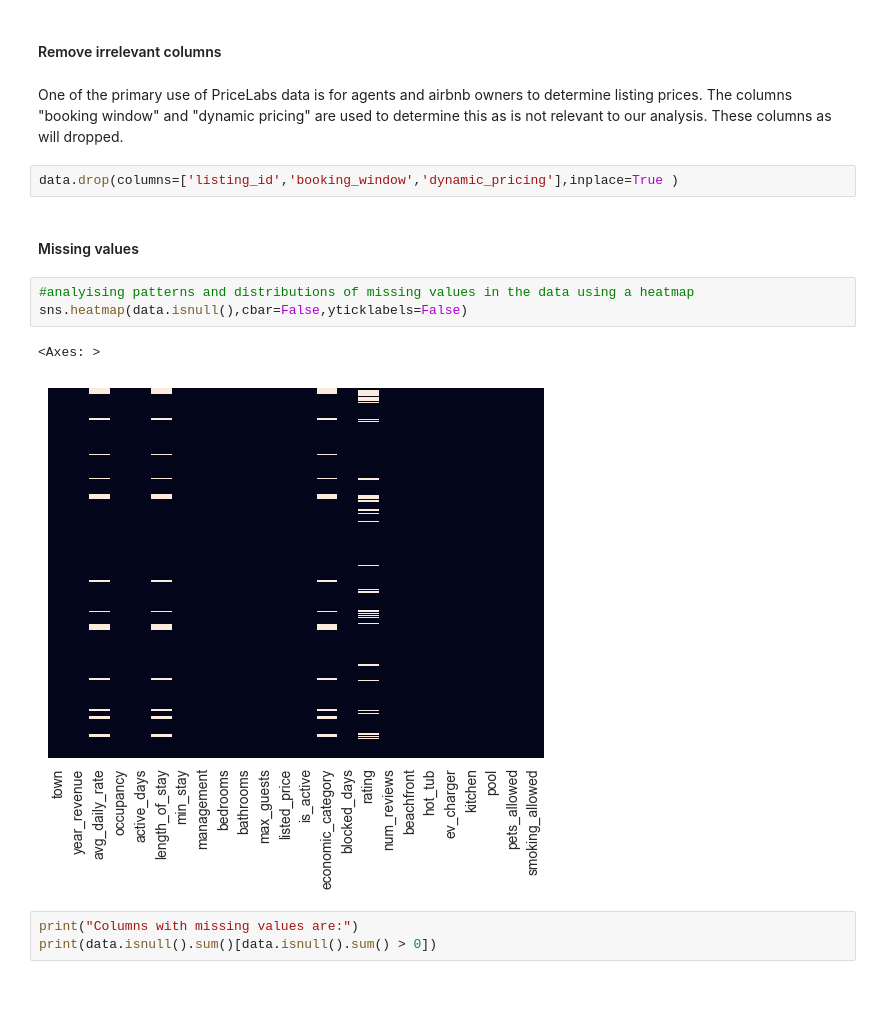
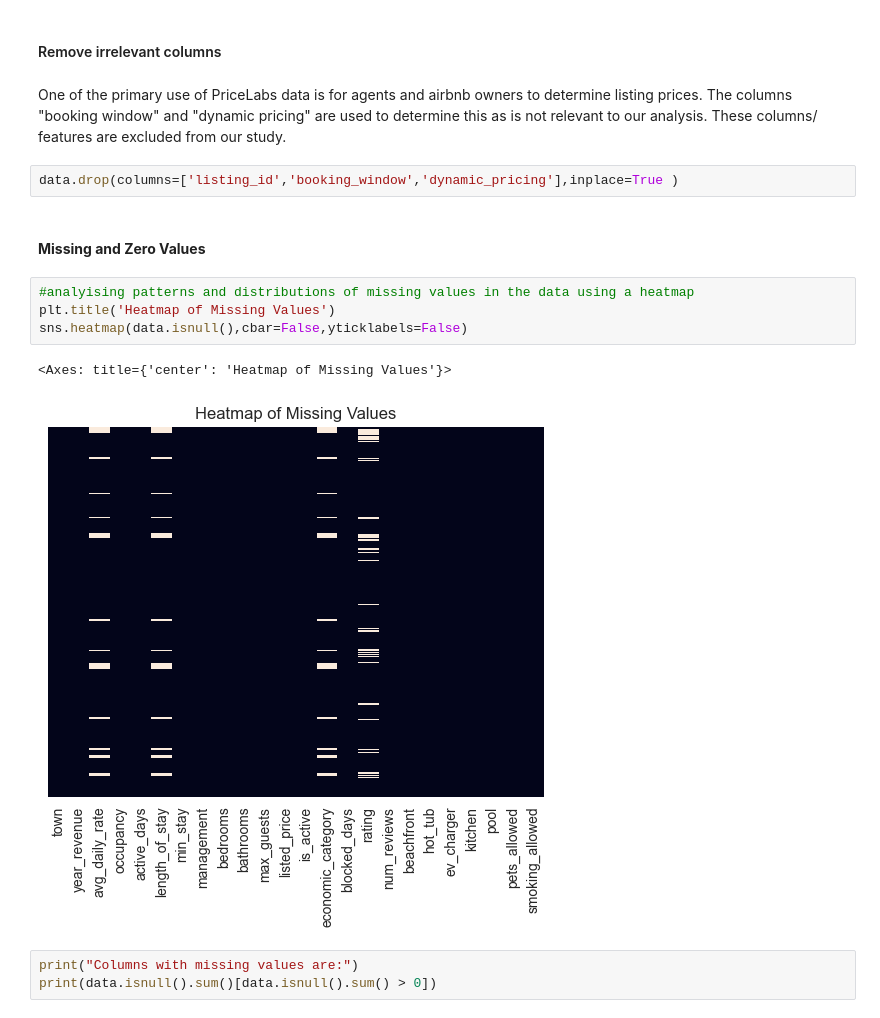
Before and after one commit to AvChilds/serviced_accommodation_ML_project, a Jupyter notebook: masters_assignment_1.ipynb, the cells around one changed output. Cells and saved outputs as stored; diff of their text form; blank space fills up the shorter version.

```diff
--- a/masters_assignment_1.ipynb
+++ b/masters_assignment_1.ipynb
@@ -217,17 +219,18 @@ There are now a total of 1236 rows of data
 # %% [markdown]
 #### Remove irrelevant columns
 # %% [markdown]
-One of the primary use of PriceLabs data is for agents and airbnb owners to determine listing prices. The columns "booking window" and "dynamic pricing" are used to determine this as is not relevant to our analysis. These columns as will dropped.
+One of the primary use of PriceLabs data is for agents and airbnb owners to determine listing prices. The columns "booking window" and "dynamic pricing" are used to determine this as is not relevant to our analysis. These columns/ features are excluded from our study.
 # %%
 data.drop(columns=['listing_id','booking_window','dynamic_pricing'],inplace=True )
 # %% [markdown]
-#### Missing values
+#### **Missing and Zero Values**
 # %%
 #analyising patterns and distributions of missing values in the data using a heatmap
+plt.title('Heatmap of Missing Values')
 sns.heatmap(data.isnull(),cbar=False,yticklabels=False)
 # %% [output]
-<Axes: >
+<Axes: title={'center': 'Heatmap of Missing Values'}>
-[figure, old version]
+[figure, new version]
 # %%
 print("Columns with missing values are:")
 print(data.isnull().sum()[data.isnull().sum() > 0])
```
Also changed, not shown: parts of 96 cells of this notebook.
